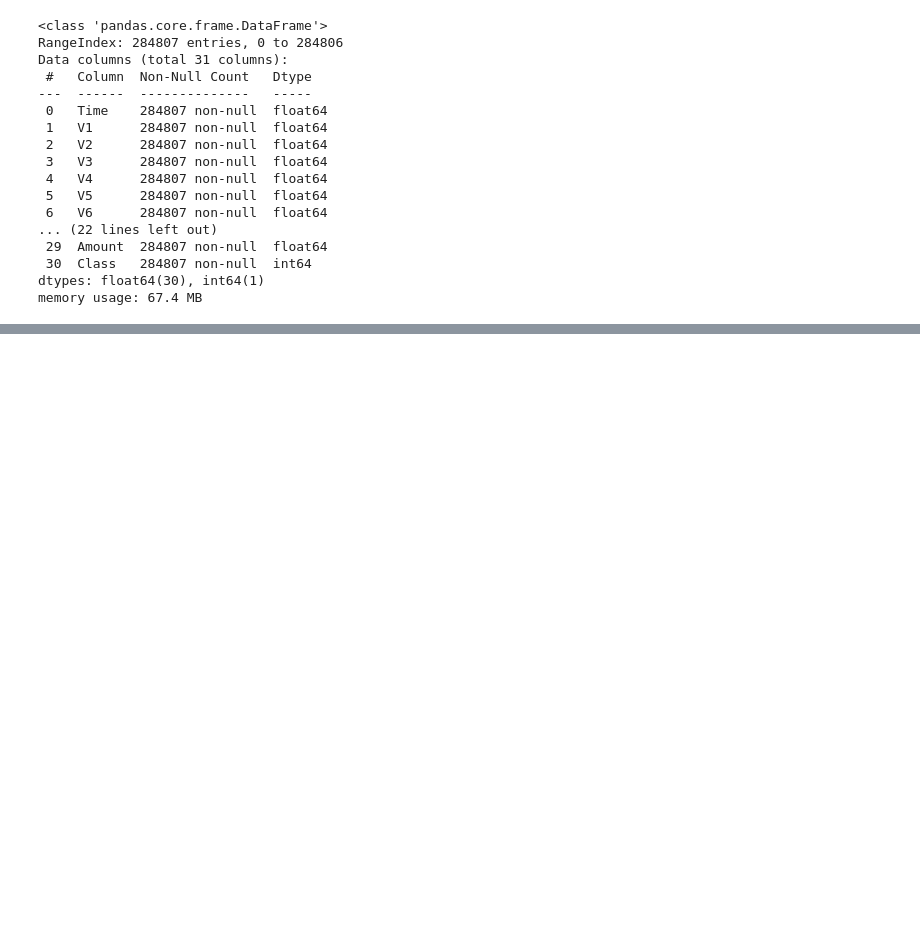
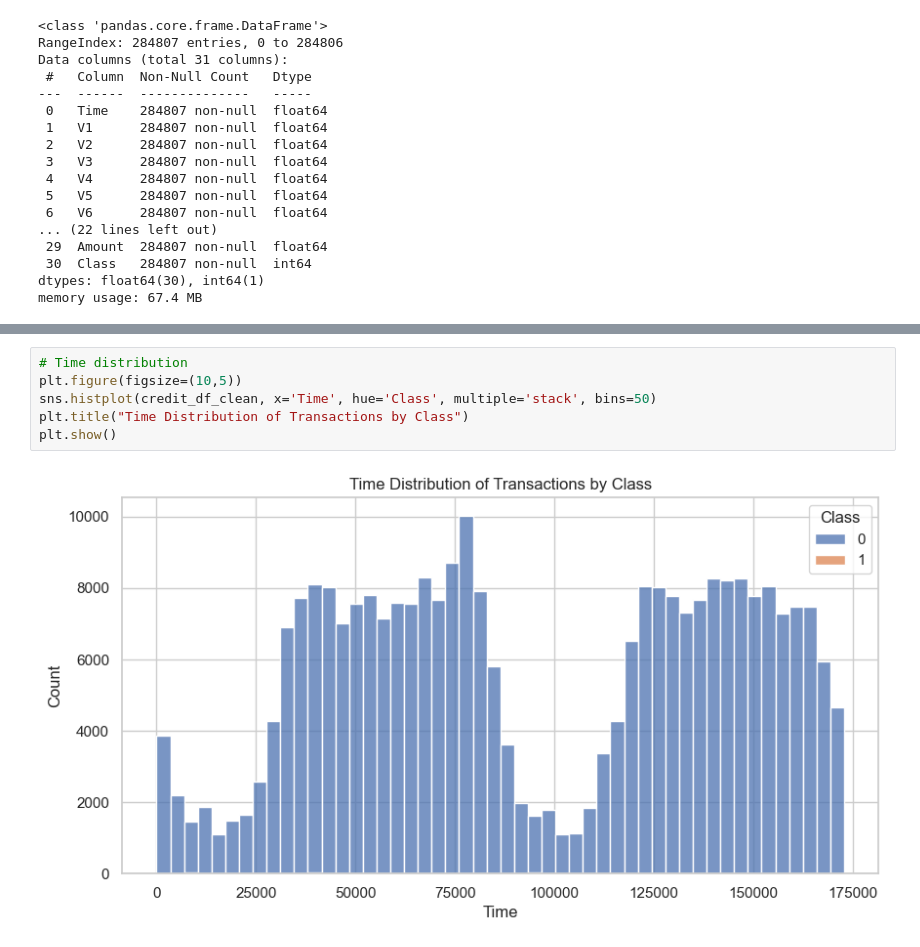
Before and after one commit to AdeyAmare/financial-fraud-detection, a Jupyter notebook: notebooks/eda_credit_card.ipynb, the cells around one changed output, grey strips where cells are left out. Cells and saved outputs as stored; diff of their text form; blank space fills up the shorter version.

```diff
--- a/notebooks/eda_credit_card.ipynb
+++ b/notebooks/eda_credit_card.ipynb
@@ -161,0 +191,8 @@ logger.info("Cleaned fraud data saved to processed folder.")
+# %%
+# Time distribution
+plt.figure(figsize=(10,5))
+sns.histplot(credit_df_clean, x='Time', hue='Class', multiple='stack', bins=50)
+plt.title("Time Distribution of Transactions by Class")
+plt.show()
+# %% [output]
+[figure, added]
```
Also changed, not shown: parts of 13 cells of this notebook, 6 other files.
